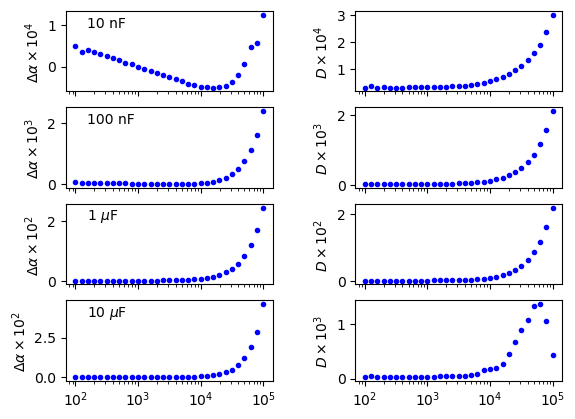
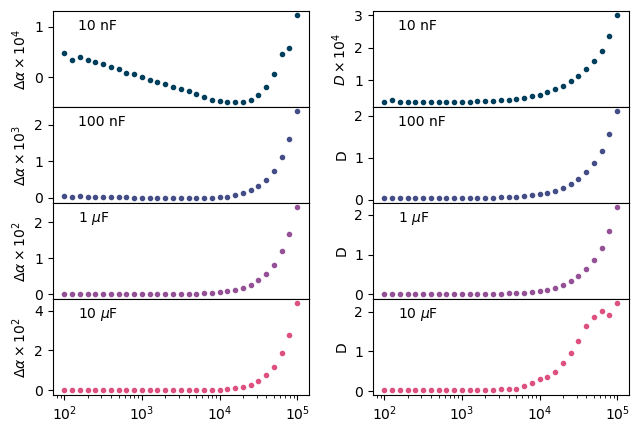
The change to this notebook cell's code, shown as a diff; its figure went from the first image to the second:
--- before
+++ after
@@ -1,2 +1,7 @@
+co1='#003f5c'
+co2='#444e86'
+co3='#955196'
+co4='#dd5182'
+co =[co1,co2,co3,co4]
 la =['10 nF','100 nF', r'1 $\mu$F',r'10 $\mu$F']
 mula = [1e4,1e3,1e2,1e2]
@@ -9,12 +14,15 @@
 dw =0.1
 for i in range(4):
+    ax.append(fig.add_axes((0.1,(4-i)*h,w,h)))
+    ax.append(fig.add_axes((0.1+w+dw,(4-i)*h,w,h)))
 
 #fig.subplots_adjust(wspace=0.4)
-ax = ax.flatten()
+#ax = ax.flatten()
 for n in range(4):
-    ax[2*n].plot(Bset.f,Bset.alpha0[n,:]*mula[n],'b.')
-    ax[2*n+1].plot(Bset.f,Bset.D[n,:]*mulD[n],'b.')
+    ax[2*n].plot(Bset.f,Bset.alpha0[n,:]*mula[n],'.',color=co[n])
+    ax[2*n+1].plot(Bset.f,Bset.D[n,:]*mulD[n],'.',color=co[n])
 for i in range(4):
     ax[2*i].text(0.1,0.8,la[i],transform=ax[2*i].transAxes)
+    ax[2*i+1].text(0.1,0.8,la[i],transform=ax[2*i+1].transAxes)
 #ax[2].text(0.1,0.8,'100 nF',transform=ax[2].transAxes)
 #ax[4].text(0.1,0.8,'1 uF',transform=ax[4].transAxes)
@@ -37,2 +45,6 @@
 ax[7].set_ylabel(r'$D \times 10^3$ ')
 
+ax[1].yaxis.set_label_coords(x, y, transform=None)
+ax[1].set_ylim(0,3.2)
+ax[6].set_xlabel('$f_\mathrm{sig} $/Hz')
+ax[7].set_xlabel('$f_\mathrm{sig} $/Hz')

Commit: updated the graph